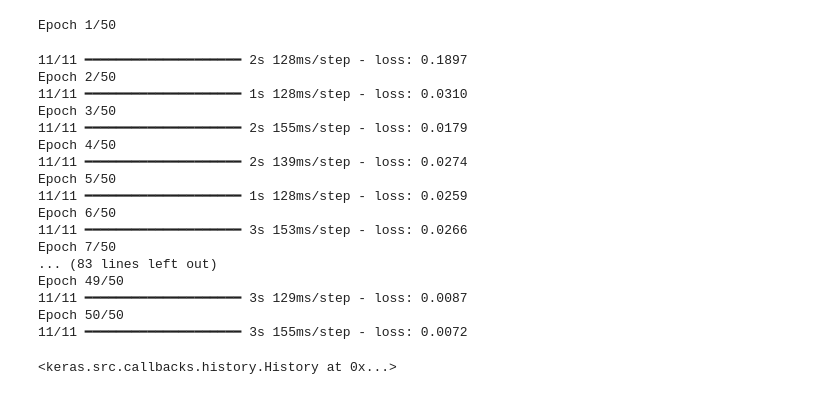
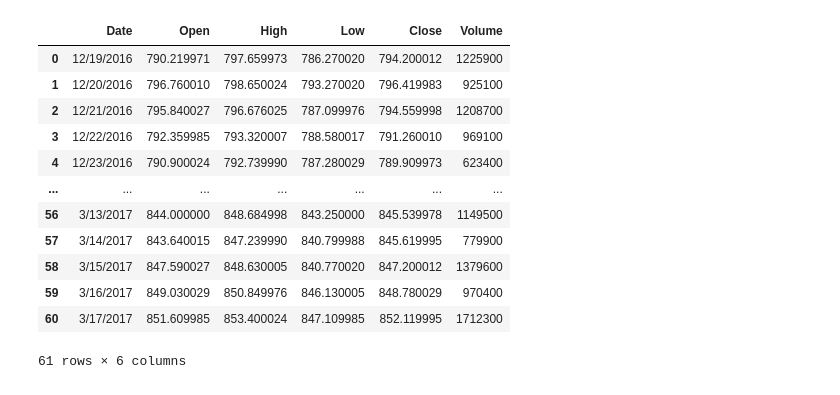
Before and after one commit to Advait0801/SPPU-COMP-2019-Assignments, a Jupyter notebook: Assignment 4/Assignment4.ipynb, the cells around one changed output. Drawn from its saved outputs; the diff is of its cells as text; code cells hidden in the pictures.

```diff
--- a/Assignment 4/Assignment4.ipynb
+++ b/Assignment 4/Assignment4.ipynb
@@ -10 +4,18 @@ tf.config.run_functions_eagerly(True)
+# %%
+ds = pd.read_csv('goog1.csv')
+ds
+# %% [output]
+|  | Date | Open | High | Low | Close | Volume |
+| 0 | 12/19/2016 | 790.219971 | 797.659973 | 786.270020 | 794.200012 | 1225900 |
+| 1 | 12/20/2016 | 796.760010 | 798.650024 | 793.270020 | 796.419983 | 925100 |
+| 2 | 12/21/2016 | 795.840027 | 796.676025 | 787.099976 | 794.559998 | 1208700 |
+| 3 | 12/22/2016 | 792.359985 | 793.320007 | 788.580017 | 791.260010 | 969100 |
+| 4 | 12/23/2016 | 790.900024 | 792.739990 | 787.280029 | 789.909973 | 623400 |
+| ... | ... | ... | ... | ... | ... | ... |
+| 56 | 3/13/2017 | 844.000000 | 848.684998 | 843.250000 | 845.539978 | 1149500 |
+| 57 | 3/14/2017 | 843.640015 | 847.239990 | 840.799988 | 845.619995 | 779900 |
+| 58 | 3/15/2017 | 847.590027 | 848.630005 | 840.770020 | 847.200012 | 1379600 |
+| 59 | 3/16/2017 | 849.030029 | 850.849976 | 846.130005 | 848.780029 | 970400 |
+| 60 | 3/17/2017 | 851.609985 | 853.400024 | 847.109985 | 852.119995 | 1712300 |
+61 rows × 6 columns
 # %%
@@ -31,27 +40,0 @@ X_test, y_test = create_sequences(test_data)
-# %%
-model = Sequential()
-model.add(LSTM(units=50, return_sequences=True, input_shape=(X_train.shape[1], 1)))
-model.add(LSTM(units=50))
-model.add(Dense(units=1))
-model.compile(optimizer='adam', loss='mean_squared_error')
-model.fit(X_train, y_train, epochs=50, batch_size=4)
-# %% [output]
-Epoch 1/50
-11/11 ━━━━━━━━━━━━━━━━━━━━ 2s 128ms/step - loss: 0.1897
-Epoch 2/50
-11/11 ━━━━━━━━━━━━━━━━━━━━ 1s 128ms/step - loss: 0.0310
-Epoch 3/50
-11/11 ━━━━━━━━━━━━━━━━━━━━ 2s 155ms/step - loss: 0.0179
-Epoch 4/50
-11/11 ━━━━━━━━━━━━━━━━━━━━ 2s 139ms/step - loss: 0.0274
-Epoch 5/50
-11/11 ━━━━━━━━━━━━━━━━━━━━ 1s 128ms/step - loss: 0.0259
-Epoch 6/50
-11/11 ━━━━━━━━━━━━━━━━━━━━ 3s 153ms/step - loss: 0.0266
-Epoch 7/50
-... (83 lines left out)
-Epoch 49/50
-11/11 ━━━━━━━━━━━━━━━━━━━━ 3s 129ms/step - loss: 0.0087
-Epoch 50/50
-11/11 ━━━━━━━━━━━━━━━━━━━━ 3s 155ms/step - loss: 0.0072
-<keras.src.callbacks.history.History at 0x...>
```
Also changed, not shown: parts of 14 cells of this notebook.
